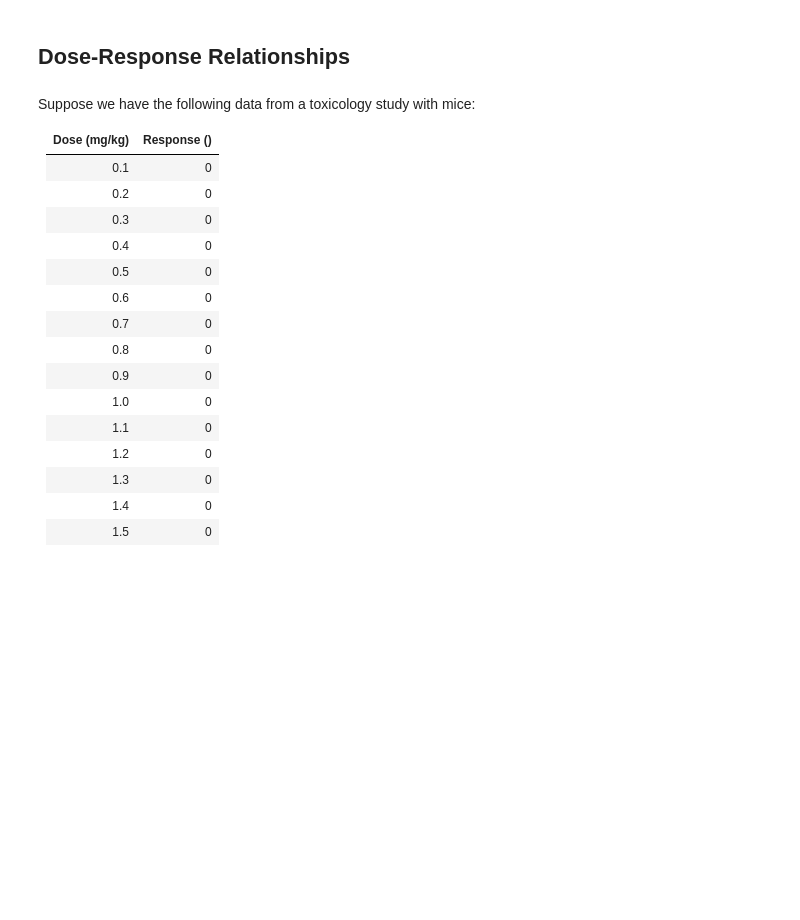
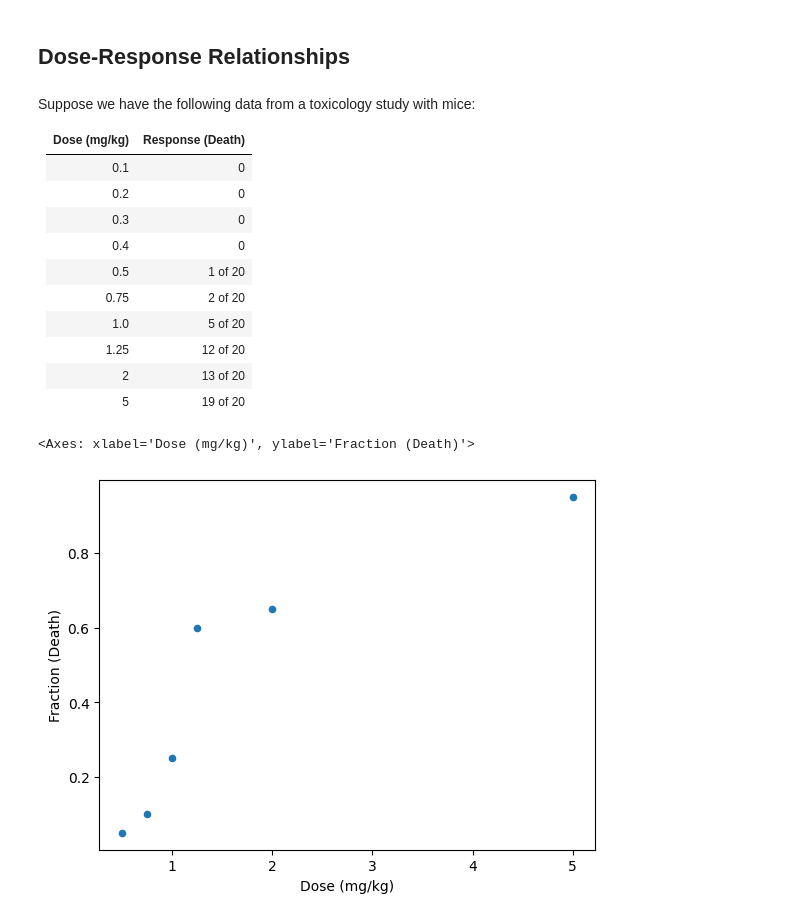
Before and after one commit to clint-bg/safetyinjc, a Jupyter notebook: _sources/physical/14-Toxicity.ipynb, the cells around one changed output. Drawn from its saved outputs; the diff is of its cells as text; code cells hidden in the pictures; blank space fills up the shorter version.

```diff
--- a/_sources/physical/14-Toxicity.ipynb
+++ b/_sources/physical/14-Toxicity.ipynb
@@ -49,20 +49,15 @@ Storage: fat, bone, hair, nails, etc.
 # %% [markdown]
 Suppose we have the following data from a toxicology study with mice:
 
-| Dose (mg/kg) | Response () |
+| Dose (mg/kg) | Response (Death) |
 | --- | --- |
 | 0.1 | 0 |
 | 0.2 | 0 |
 | 0.3 | 0 |
 | 0.4 | 0 |
-| 0.5 | 0 |
-| 0.6 | 0 |
-| 0.7 | 0 |
-| 0.8 | 0 |
-| 0.9 | 0 |
-| 1.0 | 0 |
-| 1.1 | 0 |
-| 1.2 | 0 |
-| 1.3 | 0 |
-| 1.4 | 0 |
-| 1.5 | 0 |
+| 0.5 | 1 of 20 |
+| 0.75 | 2 of 20 |
+| 1.0 | 5 of 20 |
+| 1.25 | 12 of 20 |
+| 2 | 13 of 20 |
+| 5 | 19 of 20|
@@ -68,0 +68,9 @@ Suppose we have the following data from a toxicology study with mice:
+# %%
+data = {'Dose (mg/kg)': [0.1, 0.2, 0.3, 0.4, 0.5, 0.75, 1.0, 1.25, 2, 5], 'Response (Death)': [0, 0, 0, 0, 1, 2, 5, 12, 13, 19]}
+df = pd.DataFrame(data)
+df['Fraction (Death)'] = df['Response (Death)'] / 20
+# %%
+df.plot(x='Dose (mg/kg)', y='Fraction (Death)', kind='scatter')
+# %% [output]
+<Axes: xlabel='Dose (mg/kg)', ylabel='Fraction (Death)'>
+[figure, added]
```
Also changed, not shown: parts of 30 cells of this notebook, 7 other files.
